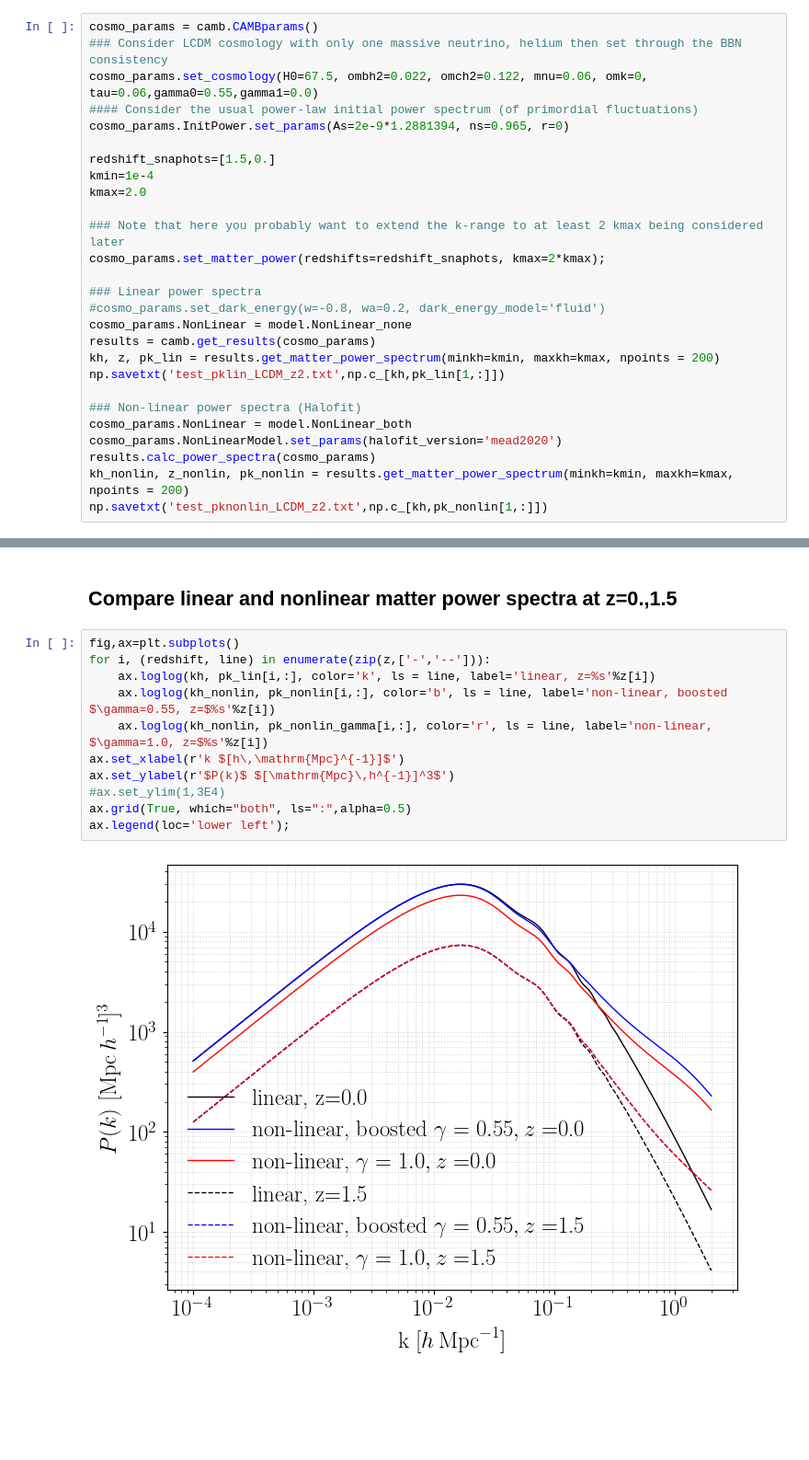
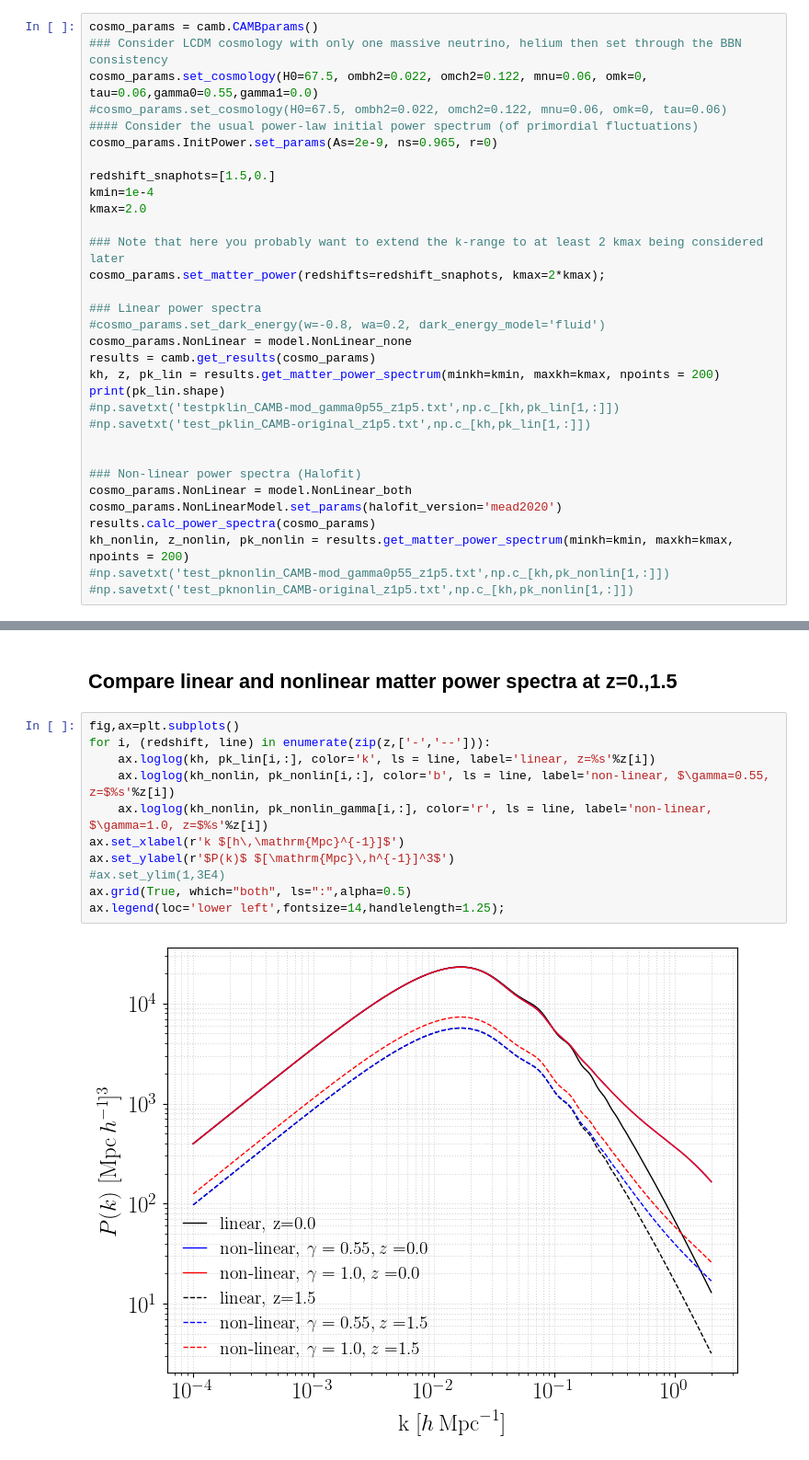
Before and after one commit to MinhMPA/CAMB_GammaPrime_Growth, a Jupyter notebook: notebooks/CAMB_test_nonlinear_Pk.ipynb, the cells around one changed output, grey strips where cells are left out. Shown: that part at 92% size. Drawn from its saved outputs; the diff is of its cells as text; blank space fills up the shorter version.

Commit message:
Update test notebook

```diff
--- a/notebooks/CAMB_test_nonlinear_Pk.ipynb
+++ b/notebooks/CAMB_test_nonlinear_Pk.ipynb
@@ -40,8 +102,9 @@ Using CAMB 1.3.6 installed at /nfs/turbo/lsa-nguyenmn/cosmo_analysis/cobaya_inte
 cosmo_params = camb.CAMBparams()
 ### Consider LCDM cosmology with only one massive neutrino, helium then set through the BBN consistency
 cosmo_params.set_cosmology(H0=67.5, ombh2=0.022, omch2=0.122, mnu=0.06, omk=0, tau=0.06,gamma0=0.55,gamma1=0.0)
+#cosmo_params.set_cosmology(H0=67.5, ombh2=0.022, omch2=0.122, mnu=0.06, omk=0, tau=0.06)
 #### Consider the usual power-law initial power spectrum (of primordial fluctuations)
-cosmo_params.InitPower.set_params(As=2e-9*1.2881394, ns=0.965, r=0)
+cosmo_params.InitPower.set_params(As=2e-9, ns=0.965, r=0)
 
 redshift_snaphots=[1.5,0.]
 kmin=1e-4
@@ -55,11 +118,15 @@ cosmo_params.set_matter_power(redshifts=redshift_snaphots, kmax=2*kmax);
 cosmo_params.NonLinear = model.NonLinear_none
 results = camb.get_results(cosmo_params)
 kh, z, pk_lin = results.get_matter_power_spectrum(minkh=kmin, maxkh=kmax, npoints = 200)
-np.savetxt('test_pklin_LCDM_z2.txt',np.c_[kh,pk_lin[1,:]])
+print(pk_lin.shape)
+#np.savetxt('testpklin_CAMB-mod_gamma0p55_z1p5.txt',np.c_[kh,pk_lin[1,:]])
+#np.savetxt('test_pklin_CAMB-original_z1p5.txt',np.c_[kh,pk_lin[1,:]])
+
 
 ### Non-linear power spectra (Halofit)
 cosmo_params.NonLinear = model.NonLinear_both
 cosmo_params.NonLinearModel.set_params(halofit_version='mead2020')
 results.calc_power_spectra(cosmo_params)
 kh_nonlin, z_nonlin, pk_nonlin = results.get_matter_power_spectrum(minkh=kmin, maxkh=kmax, npoints = 200)
-np.savetxt('test_pknonlin_LCDM_z2.txt',np.c_[kh,pk_nonlin[1,:]])
+#np.savetxt('test_pknonlin_CAMB-mod_gamma0p55_z1p5.txt',np.c_[kh,pk_nonlin[1,:]])
+#np.savetxt('test_pknonlin_CAMB-original_z1p5.txt',np.c_[kh,pk_nonlin[1,:]])
@@ -102,14 +171,14 @@ array([0.39790578, 0.8025233 ])
 # %%
 fig,ax=plt.subplots()
 for i, (redshift, line) in enumerate(zip(z,['-','--'])):
     ax.loglog(kh, pk_lin[i,:], color='k', ls = line, label='linear, z=%s'%z[i])
-    ax.loglog(kh_nonlin, pk_nonlin[i,:], color='b', ls = line, label='non-linear, boosted $\gamma=0.55, z=$%s'%z[i])
+    ax.loglog(kh_nonlin, pk_nonlin[i,:], color='b', ls = line, label='non-linear, $\gamma=0.55, z=$%s'%z[i])
     ax.loglog(kh_nonlin, pk_nonlin_gamma[i,:], color='r', ls = line, label='non-linear, $\gamma=1.0, z=$%s'%z[i])
 ax.set_xlabel(r'k $[h\,\mathrm{Mpc}^{-1}]$')
 ax.set_ylabel(r'$P(k)$ $[\mathrm{Mpc}\,h^{-1}]^3$')
 #ax.set_ylim(1,3E4)
 ax.grid(True, which="both", ls=":",alpha=0.5)
-ax.legend(loc='lower left');
+ax.legend(loc='lower left',fontsize=14,handlelength=1.25);
 # %% [output]
-[figure, old version]
+[figure, new version]
 # %% [markdown]
```
Also changed, not shown: parts of 28 cells of this notebook.
